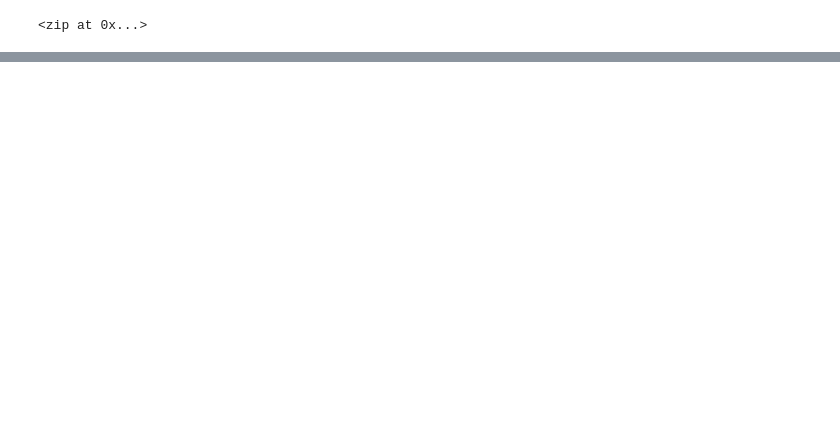
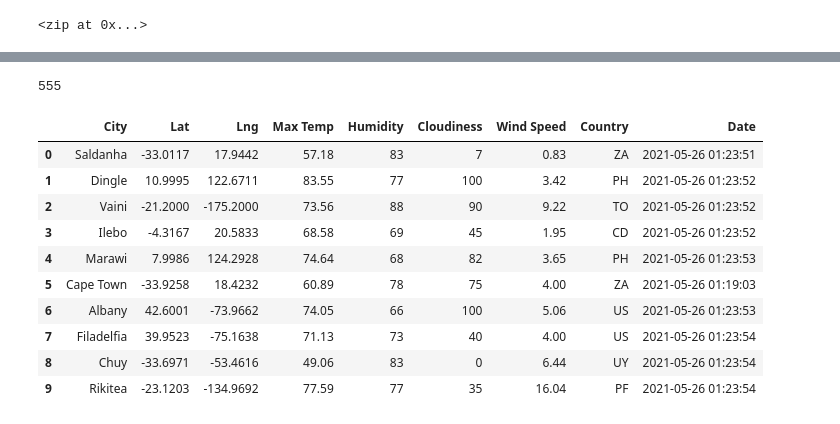
Before and after one commit to Auelocks/World_Weather_Analysis, a Jupyter notebook: WeatherPy.ipynb, the cells around one changed output, grey strips where cells are left out. Saved outputs shown, nothing was run; the diff lists cells and outputs as text; code cells hidden in the pictures; blank space fills up the shorter version.

```diff
--- a/WeatherPy.ipynb
+++ b/WeatherPy.ipynb
@@ -30,0 +122,21 @@ len(cities)
+# %%
+#Verify we have at least 500 cities with data
+len(city_data)
+# %% [output]
+555
+# %%
+#Convert city_data to a dataframe
+city_data_df = pd.DataFrame(city_data)
+city_data_df.head(10)
+# %% [output]
+|  | City | Lat | Lng | Max Temp | Humidity | Cloudiness | Wind Speed | Country | Date |
+| 0 | Saldanha | -33.0117 | 17.9442 | 57.18 | 83 | 7 | 0.83 | ZA | 2021-05-26 01:23:51 |
+| 1 | Dingle | 10.9995 | 122.6711 | 83.55 | 77 | 100 | 3.42 | PH | 2021-05-26 01:23:52 |
+| 2 | Vaini | -21.2000 | -175.2000 | 73.56 | 88 | 90 | 9.22 | TO | 2021-05-26 01:23:52 |
+| 3 | Ilebo | -4.3167 | 20.5833 | 68.58 | 69 | 45 | 1.95 | CD | 2021-05-26 01:23:52 |
+| 4 | Marawi | 7.9986 | 124.2928 | 74.64 | 68 | 82 | 3.65 | PH | 2021-05-26 01:23:53 |
+| 5 | Cape Town | -33.9258 | 18.4232 | 60.89 | 78 | 75 | 4.00 | ZA | 2021-05-26 01:19:03 |
+| 6 | Albany | 42.6001 | -73.9662 | 74.05 | 66 | 100 | 5.06 | US | 2021-05-26 01:23:53 |
+| 7 | Filadelfia | 39.9523 | -75.1638 | 71.13 | 73 | 40 | 4.00 | US | 2021-05-26 01:23:54 |
+| 8 | Chuy | -33.6971 | -53.4616 | 49.06 | 83 | 0 | 6.44 | UY | 2021-05-26 01:23:54 |
+| 9 | Rikitea | -23.1203 | -134.9692 | 77.59 | 77 | 35 | 16.04 | PF | 2021-05-26 01:23:54 |
```
Also changed, not shown: parts of 5 cells of this notebook, 1 other file.
